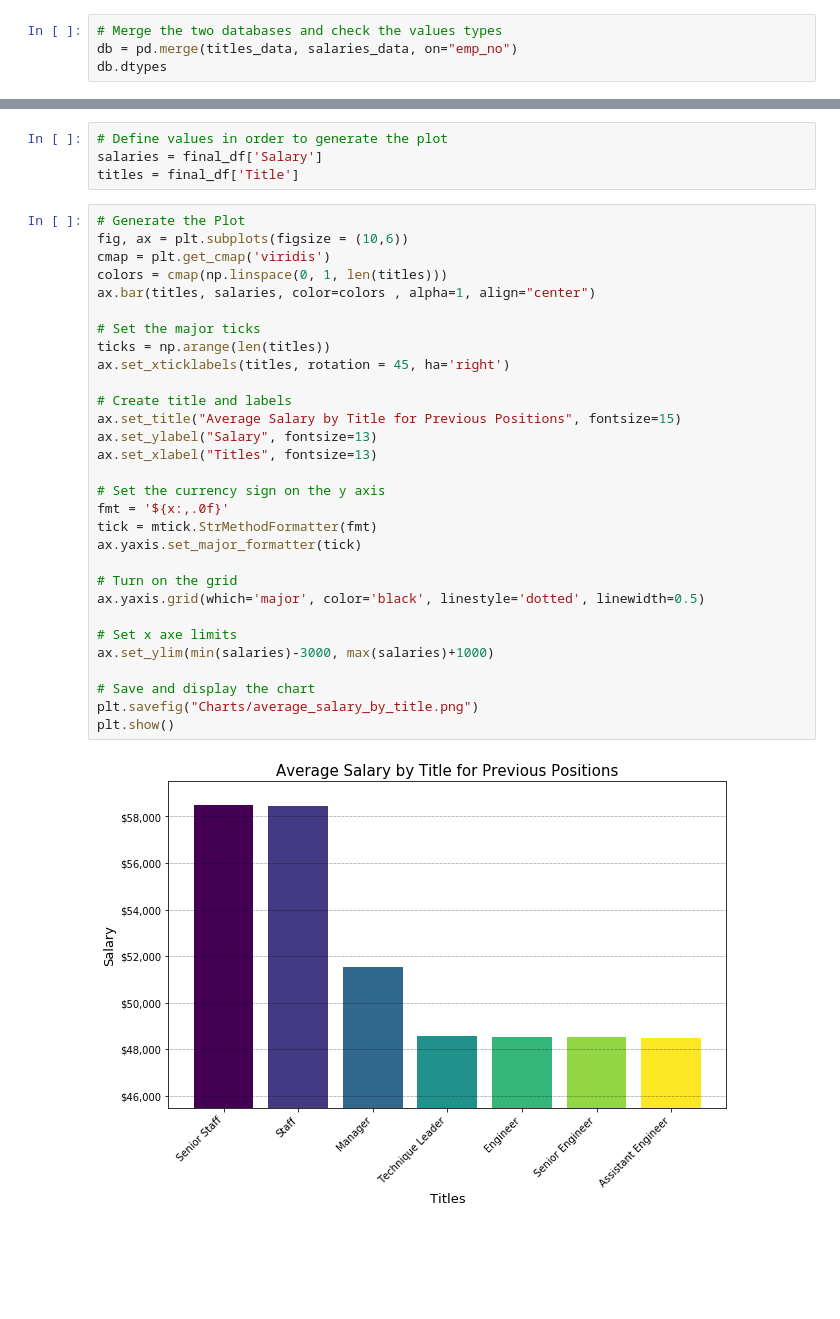
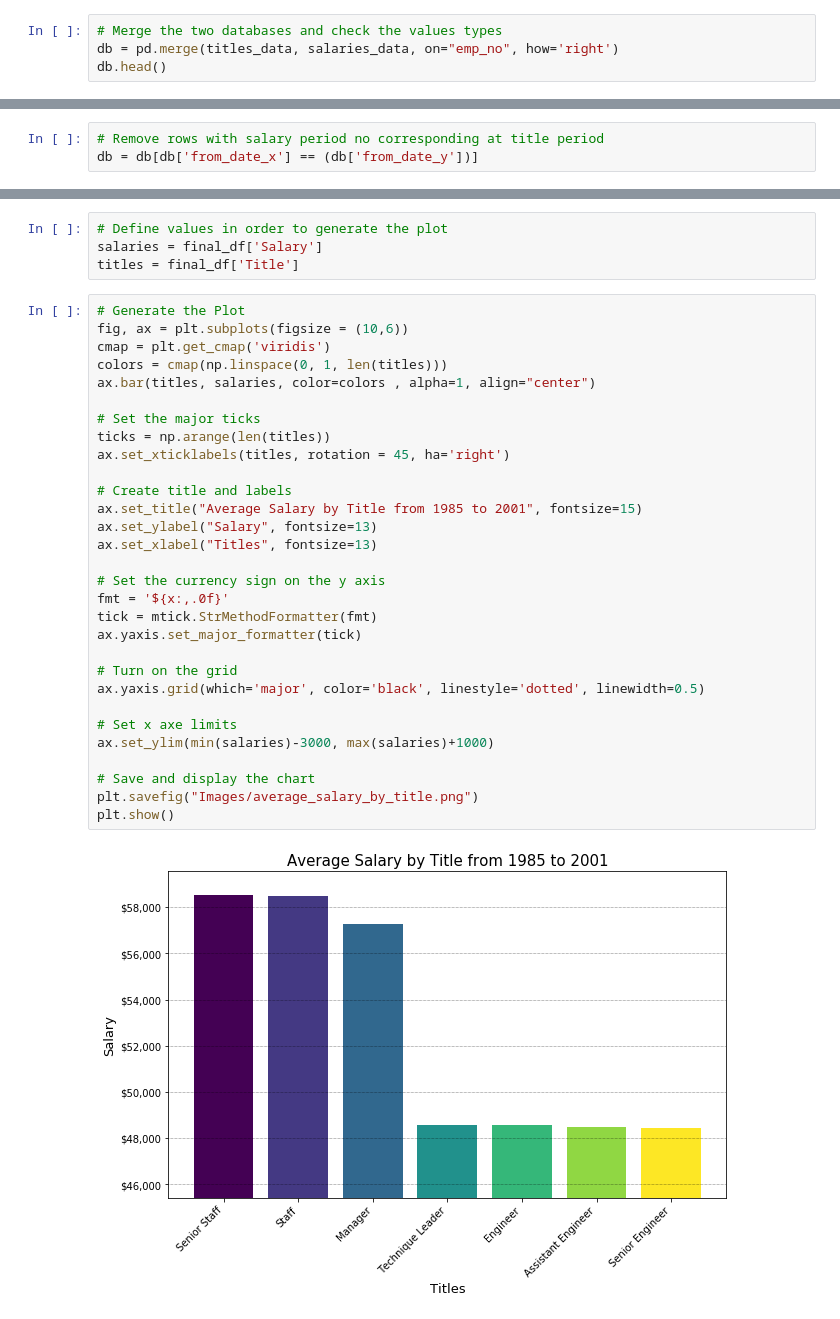
Before and after one commit to Lorsmo/Employee-Database, a Jupyter notebook: EmployeeSQL/Employee.ipynb, the cells around one changed output, grey strips where cells are left out. Saved outputs shown, nothing was run; the diff lists cells and outputs as text; blank space fills up the shorter version.

Commit message:
Images, data, notebook

```diff
--- a/EmployeeSQL/Employee.ipynb
+++ b/EmployeeSQL/Employee.ipynb
@@ -50,6 +50,6 @@ to_date      300024
 dtype: int64
 # %%
 # Merge the two databases and check the values types
-db = pd.merge(titles_data, salaries_data, on="emp_no")
-db.dtypes
+db = pd.merge(titles_data, salaries_data, on="emp_no", how='right')
+db.head()
 # %% [output]
@@ -64,3 +62,6 @@ dtype: object
+# %%
+# Remove rows with salary period no corresponding at title period
+db = db[db['from_date_x'] == (db['from_date_y'])]
 # %%
 # Rename Columns
 db = db.rename(columns={"title":"Title", "salary":"Salary"})
@@ -103,32 +104,32 @@ titles = final_df['Title']
 # %%
 # Generate the Plot
 fig, ax = plt.subplots(figsize = (10,6))
 cmap = plt.get_cmap('viridis')
 colors = cmap(np.linspace(0, 1, len(titles)))
 ax.bar(titles, salaries, color=colors , alpha=1, align="center")
 
 # Set the major ticks
 ticks = np.arange(len(titles))
 ax.set_xticklabels(titles, rotation = 45, ha='right')
 
 # Create title and labels
-ax.set_title("Average Salary by Title for Previous Positions", fontsize=15)
+ax.set_title("Average Salary by Title from 1985 to 2001", fontsize=15)
 ax.set_ylabel("Salary", fontsize=13)
 ax.set_xlabel("Titles", fontsize=13)
 
 # Set the currency sign on the y axis
 fmt = '${x:,.0f}'
 tick = mtick.StrMethodFormatter(fmt)
 ax.yaxis.set_major_formatter(tick)
 
 # Turn on the grid
 ax.yaxis.grid(which='major', color='black', linestyle='dotted', linewidth=0.5)
 
 # Set x axe limits
 ax.set_ylim(min(salaries)-3000, max(salaries)+1000)
 
 # Save and display the chart
-plt.savefig("Charts/average_salary_by_title.png")
+plt.savefig("Images/average_salary_by_title.png")
 plt.show()
 # %% [output]
-[figure, old version]
+[figure, new version]
```
Also changed, not shown: parts of 3 cells of this notebook, 3 other files.
